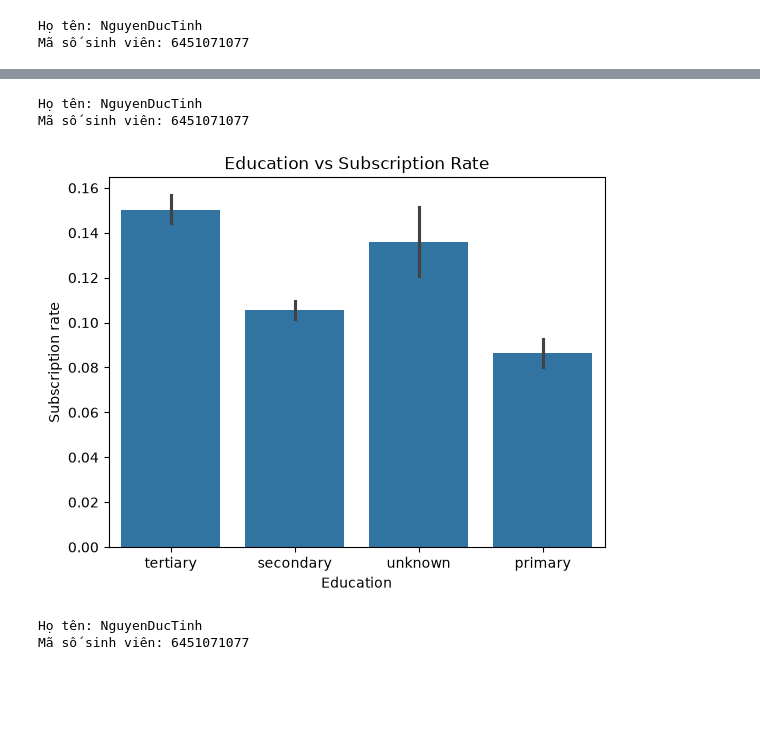
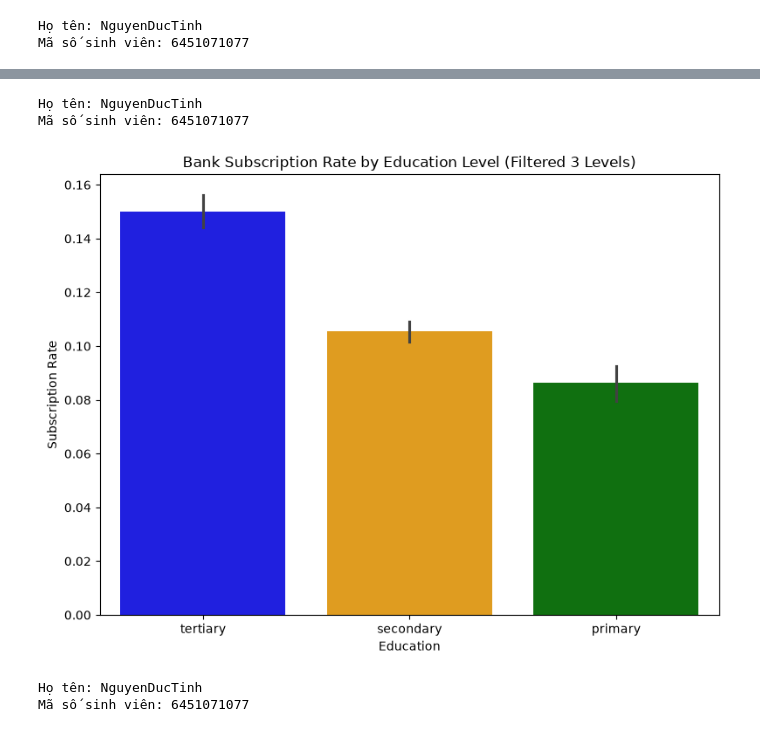
Before and after one commit to DucTinhNguyen/6451071077_Lab1_Phan1, a Jupyter notebook: 6451071077_LAB1_Bai2_Trrang28/6451071077_LAB1_BankMarketing_Cau4.ipynb, the cells around one changed output, grey strips where cells are left out. Cells and saved outputs as stored; diff of their text form; code cells hidden in the pictures; blank space fills up the shorter version.

```diff
--- a/6451071077_LAB1_Bai2_Trrang28/6451071077_LAB1_BankMarketing_Cau4.ipynb
+++ b/6451071077_LAB1_Bai2_Trrang28/6451071077_LAB1_BankMarketing_Cau4.ipynb
@@ -33,15 +33,19 @@ df = pd.read_csv(
 Họ tên: NguyenDucTinh
 Mã số sinh viên: 6451071077
 # %%
-
 print("Họ tên: NguyenDucTinh")
 print("Mã số sinh viên: 6451071077")
 
-FacetGrid = sns.FacetGrid(df, row='loan', height=4.5, aspect=1.6)
-FacetGrid.map(sns.pointplot, 'education', 'duration', 'y',
-              palette=['blue', 'gray'],
-              hue_order=['yes', 'no'])
+# Chuyển đổi cột mục tiêu 'y' thành dạng số (1 cho 'yes', 0 cho 'no')
+df['survived_num'] = df['y'].apply(lambda x: 1 if x == 'yes' else 0)
+
+# Xây dựng FacetGrid tương đương trên tập dữ liệu ngân hàng
+FacetGrid = sns.FacetGrid(df, row='contact', height=4.5, aspect=1.6)
+FacetGrid.map(sns.pointplot, 'education', 'survived_num', 'housing', palette=None, order=None, hue_order=None, errorbar=None)
 FacetGrid.add_legend()
+
+plt.tight_layout()
+plt.show()
 # %% [output]
 Họ tên: NguyenDucTinh
 Mã số sinh viên: 6451071077
@@ -50,18 +64,31 @@ Mã số sinh viên: 6451071077
 # %%
-
 print("Họ tên: NguyenDucTinh")
 print("Mã số sinh viên: 6451071077")
 
-df['subscribed'] = df['y'].map({'yes': 1, 'no': 0})
+# Chuyển đổi cột mục tiêu 'y' thành dạng số (1 cho 'yes', 0 cho 'no')
+df['survived_num'] = df['y'].apply(lambda x: 1 if x == 'yes' else 0)
 
-sns.barplot(x='education', y='subscribed', data=df)
+# Lọc bỏ giá trị 'unknown' ở cột education để chỉ giữ lại 3 mức học vấn: primary, secondary, tertiary
+df_filtered = df[df['education'] != 'unknown']
 
+# Vẽ biểu đồ cột với đúng 3 cột tương ứng với 3 mức học vấn và 3 màu sắc khác nhau
+plt.figure(figsize=(8, 6))
+sns.barplot(
+    x='education',
+    y='survived_num',
+    hue='education',
+    data=df_filtered,
+    palette=['blue', 'orange', 'green'],
+    legend=False
+)
+
+plt.title('Bank Subscription Rate by Education Level (Filtered 3 Levels)')
 plt.xlabel('Education')
-plt.ylabel('Subscription rate')
-plt.title('Education vs Subscription Rate')
+plt.ylabel('Subscription Rate')
+plt.tight_layout()
 plt.show()
 # %% [output]
 Họ tên: NguyenDucTinh
 Mã số sinh viên: 6451071077
-[figure, old version]
+[figure, new version]
 # %%
```
Also changed, not shown: parts of 2 cells of this notebook, 15 other files.
